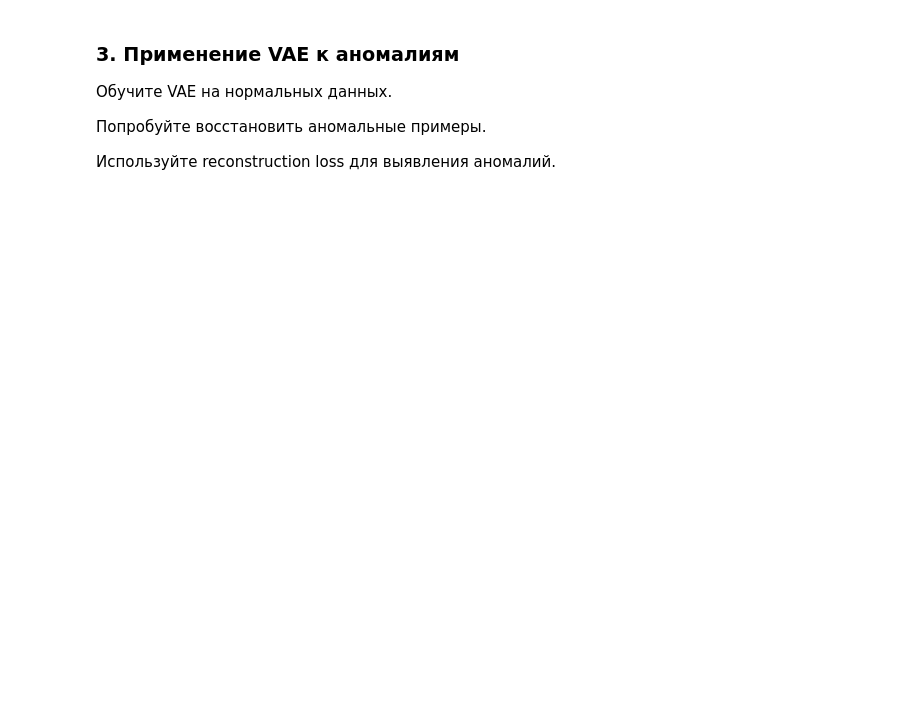
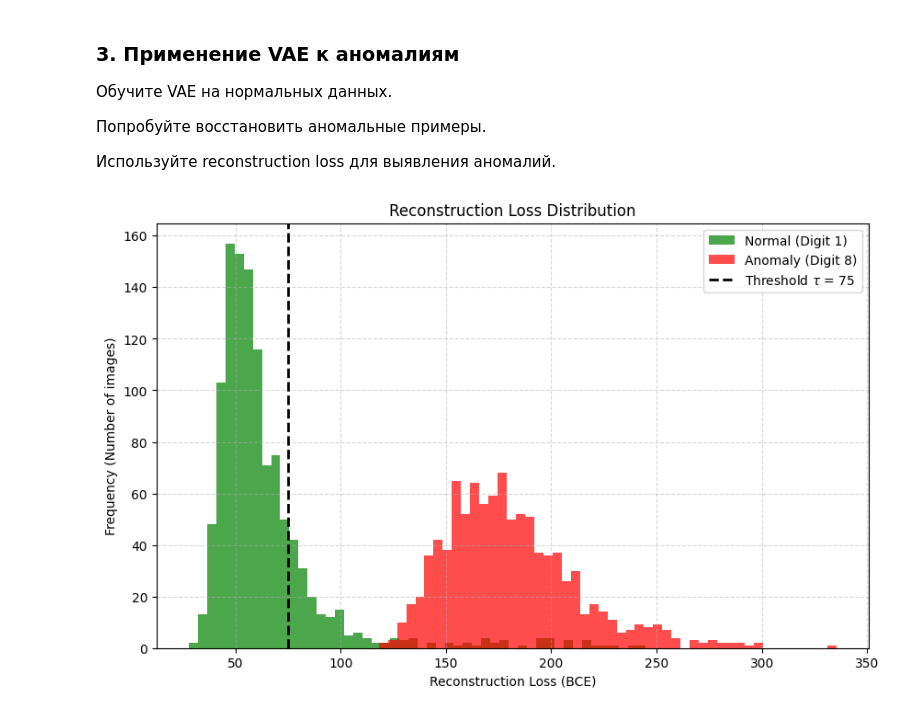
Before and after one commit to ZED-or-ZERO/Notes-on-ML-Courses., a Jupyter notebook: ML Course from ItechResearch/Lecture Tasks/Lecture_17.ipynb, the cells around one changed output. Cells and saved outputs as stored; diff of their text form; code cells hidden in the pictures; blank space fills up the shorter version.

```diff
--- a/ML Course from ItechResearch/Lecture Tasks/Lecture_17.ipynb
+++ b/ML Course from ItechResearch/Lecture Tasks/Lecture_17.ipynb
@@ -369,0 +495,17 @@ with torch.no_grad():
+# %%
+from torch.utils.data import DataLoader, Subset
+# Загружаем тестовый датасет (validation set)
+transform = transforms.ToTensor()
+test_dataset = datasets.MNIST(root='./data', train=False, transform=transform, download=True)
+
+# Ищем индексы для Inliers (нормальные данные: '1') и Outliers (аномалии: '8')
+idx_normal = (test_dataset.targets == 1).nonzero(as_tuple=True)[0]
+idx_anomaly = (test_dataset.targets == 8).nonzero(as_tuple=True)[0]
+
+# Изолируем классы с помощью Subset
+normal_dataset = Subset(test_dataset, idx_normal)
+anomaly_dataset = Subset(test_dataset, idx_anomaly)
+
+# Создаем загрузчики
+normal_loader = DataLoader(normal_dataset, batch_size=128, shuffle=False)
+anomaly_loader = DataLoader(anomaly_dataset, batch_size=128, shuffle=False)
@@ -369,0 +539,21 @@ with torch.no_grad():
+# %%
+plt.figure(figsize=(10, 6))
+
+# Гистограмма для нормальных данных (Inliers)
+plt.hist(normal_losses, bins=50, alpha=0.7, color='green', label='Normal (Digit 1)')
+
+# Гистограмма для аномалий (Outliers)
+plt.hist(anomaly_losses, bins=50, alpha=0.7, color='red', label='Anomaly (Digit 8)')
+
+# Добавляем вертикальную линию порога tau (примерное значение)
+tau = 75 # Это значение подбирается визуально по графику
+plt.axvline(x=tau, color='black', linestyle='--', linewidth=2, label=f'Threshold $\\tau$ = {tau}')
+
+plt.title('Reconstruction Loss Distribution')
+plt.xlabel('Reconstruction Loss (BCE)')
+plt.ylabel('Frequency (Number of images)')
+plt.legend()
+plt.grid(True, linestyle='--', alpha=0.5)
+plt.show()
+# %% [output]
+[figure, added]
```
Also changed, not shown: parts of 11 cells of this notebook, 11 other files.
